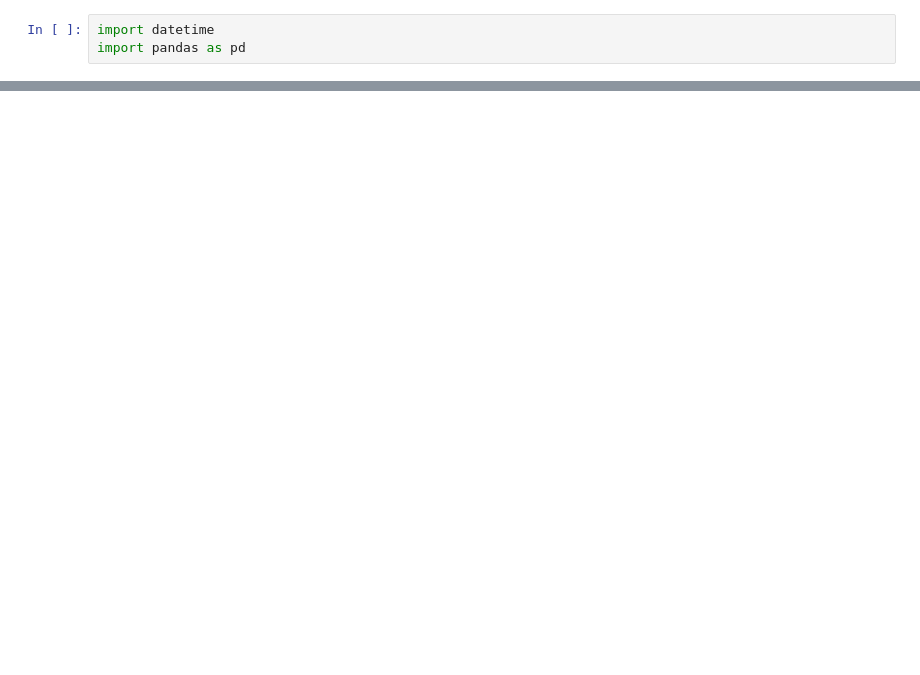
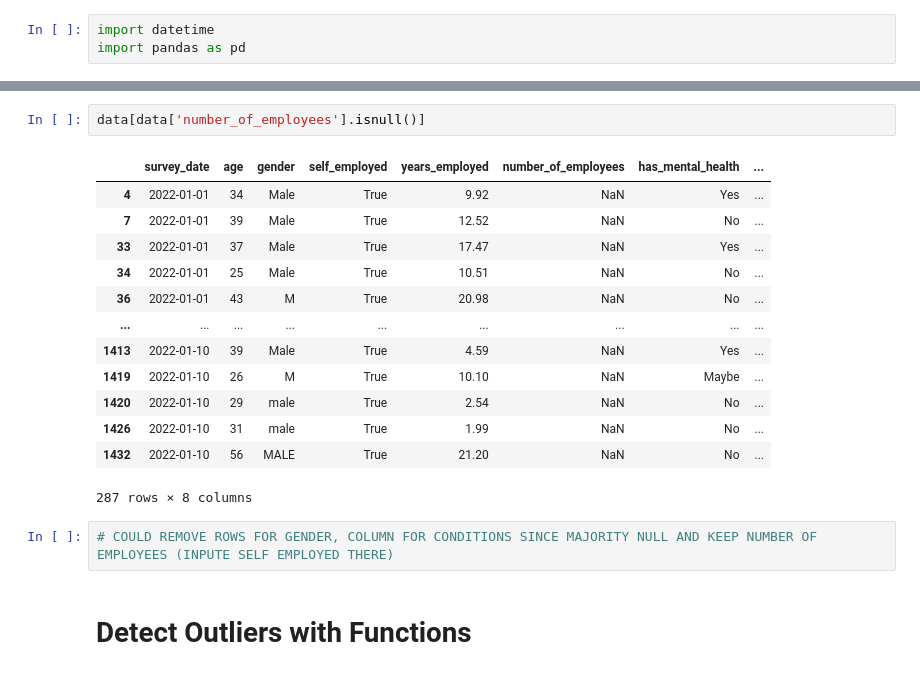
Before and after one commit to nhsbsa-data-analytics/coffee-and-coding, a Jupyter notebook: 2023-01-25 Using Python For The First Time Part 2/Untitled.ipynb, the cells around one changed output, grey strips where cells are left out. Cells and saved outputs as stored; diff of their text form; blank space fills up the shorter version.

```diff
--- a/2023-01-25 Using Python For The First Time Part 2/Untitled.ipynb
+++ b/2023-01-25 Using Python For The First Time Part 2/Untitled.ipynb
@@ -30,0 +113,20 @@ Index(['Survey Date', 'What is your age?', 'What is your gender?',
+# %%
+data[data['number_of_employees'].isnull()]
+# %% [output]
+|  | survey_date | age | gender | self_employed | years_employed | number_of_employees | has_mental_health | ... |
+| 4 | 2022-01-01 | 34 | Male | True | 9.92 | NaN | Yes | ... |
+| 7 | 2022-01-01 | 39 | Male | True | 12.52 | NaN | No | ... |
+| 33 | 2022-01-01 | 37 | Male | True | 17.47 | NaN | Yes | ... |
+| 34 | 2022-01-01 | 25 | Male | True | 10.51 | NaN | No | ... |
+| 36 | 2022-01-01 | 43 | M | True | 20.98 | NaN | No | ... |
+| ... | ... | ... | ... | ... | ... | ... | ... | ... |
+| 1413 | 2022-01-10 | 39 | Male | True | 4.59 | NaN | Yes | ... |
+| 1419 | 2022-01-10 | 26 | M | True | 10.10 | NaN | Maybe | ... |
+| 1420 | 2022-01-10 | 29 | male | True | 2.54 | NaN | No | ... |
+| 1426 | 2022-01-10 | 31 | male | True | 1.99 | NaN | No | ... |
+| 1432 | 2022-01-10 | 56 | MALE | True | 21.20 | NaN | No | ... |
+287 rows × 8 columns
+# %%
+# COULD REMOVE ROWS FOR GENDER, COLUMN FOR CONDITIONS SINCE MAJORITY NULL AND KEEP NUMBER OF EMPLOYEES (INPUTE SELF EMPLOYED THERE)
+# %% [markdown]
+# Detect Outliers with Functions
```
Also changed, not shown: parts of 51 cells of this notebook, 2 other files.
